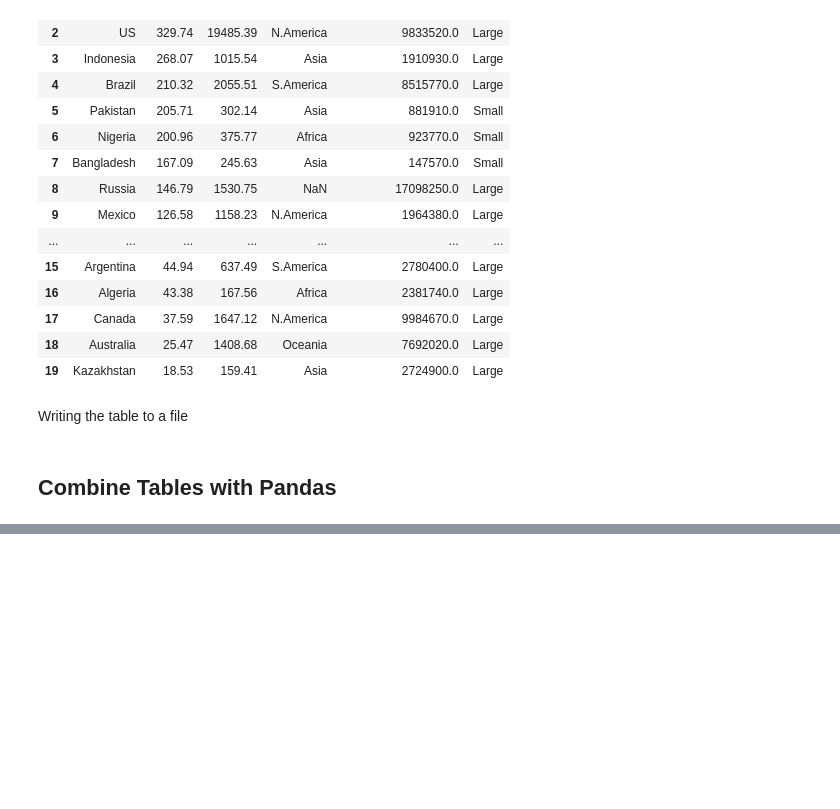
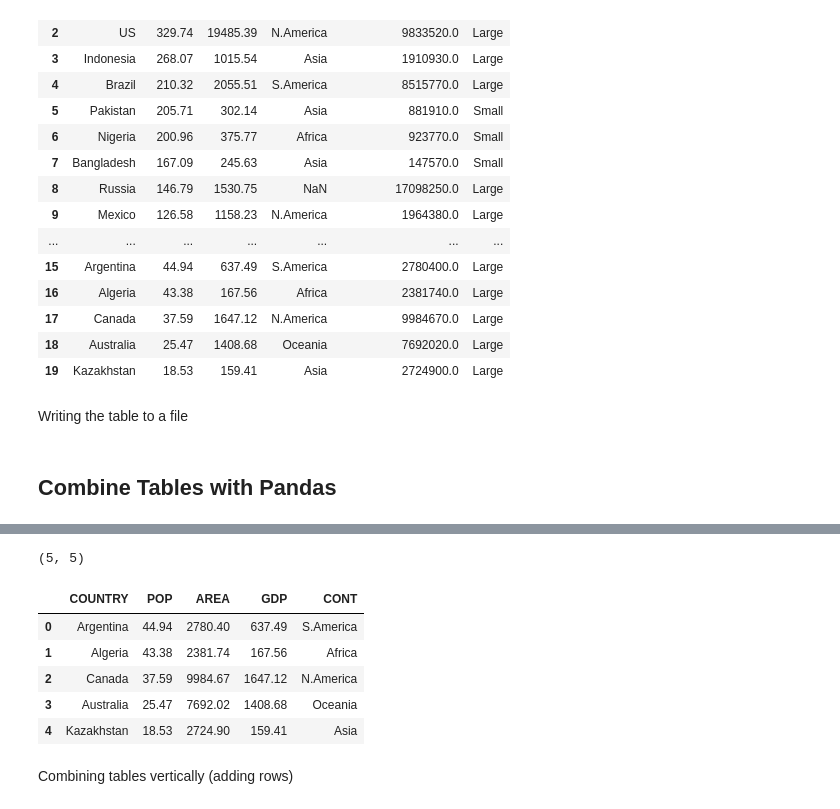
Before and after one commit to Daniel2tio/COMP4030, a Jupyter notebook: Lab 1/lab1.ipynb, the cells around one changed output, grey strips where cells are left out. Saved outputs shown, nothing was run; the diff lists cells and outputs as text; code cells hidden in the pictures; blank space fills up the shorter version.

```diff
--- a/Lab 1/lab1.ipynb
+++ b/Lab 1/lab1.ipynb
@@ -317,0 +342,13 @@ df.to_csv('countries_new.csv', index=False)
+# %%
+print(df_2.shape)
+df_2
+# %% [output]
+(5, 5)
+|  | COUNTRY | POP | AREA | GDP | CONT |
+| 0 | Argentina | 44.94 | 2780.40 | 637.49 | S.America |
+| 1 | Algeria | 43.38 | 2381.74 | 167.56 | Africa |
+| 2 | Canada | 37.59 | 9984.67 | 1647.12 | N.America |
+| 3 | Australia | 25.47 | 7692.02 | 1408.68 | Oceania |
+| 4 | Kazakhstan | 18.53 | 2724.90 | 159.41 | Asia |
+# %% [markdown]
+Combining tables vertically (adding rows)
```
Also changed, not shown: parts of 5 cells of this notebook.
